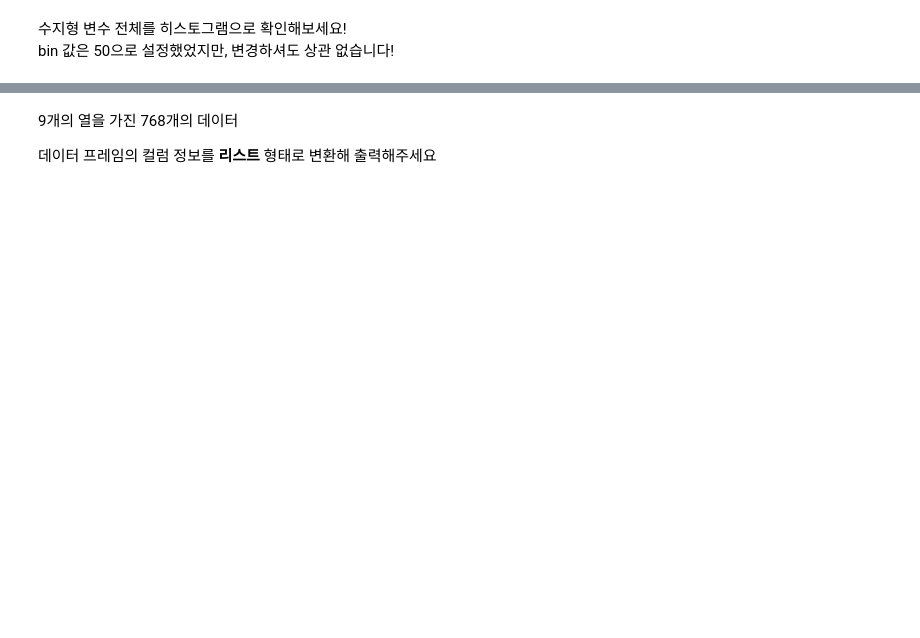
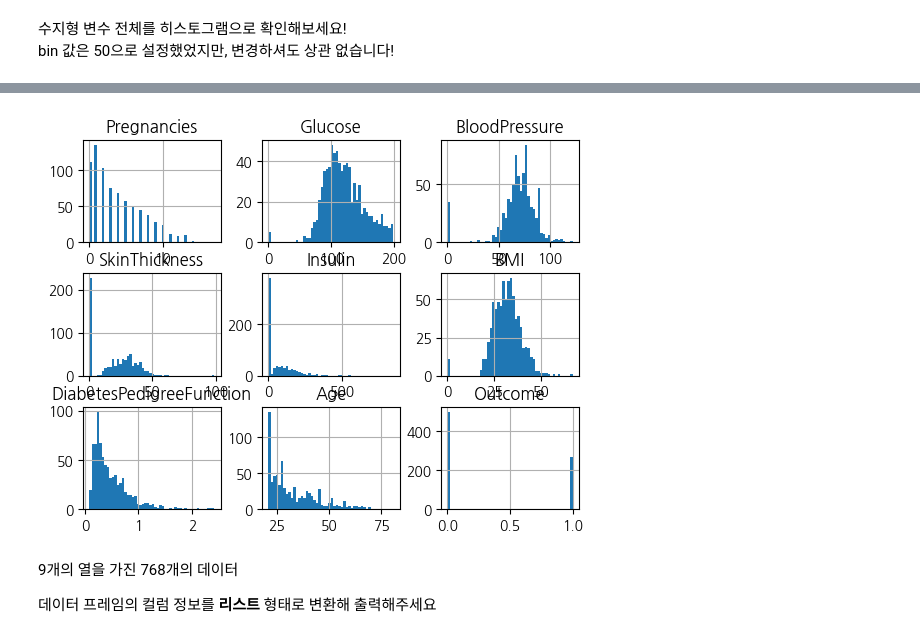
Before and after one commit to nuyhc/Begins_with_a_single_step, a Jupyter notebook: 04_ML/homeowrk/과제 제출 폴더/ML_EDA_CLF_이름.ipynb, the cells around one changed output, grey strips where cells are left out. Saved outputs shown, nothing was run; the diff lists cells and outputs as text; code cells hidden in the pictures; blank space fills up the shorter version.

```diff
--- a/04_ML/homeowrk/과제 제출 폴더/ML_EDA_CLF_이름.ipynb
+++ b/04_ML/homeowrk/과제 제출 폴더/ML_EDA_CLF_이름.ipynb
@@ -64,3 +64,8 @@ bin 값은 50으로 설정했었지만, 변경하셔도 상관 없습니다!
+# %%
+# 글자크기...
+df_pima.hist(bins=50);
+# %% [output]
+[figure, added]
 # %% [markdown]
 9개의 열을 가진 768개의 데이터
 
```
Also changed, not shown: parts of 71 cells of this notebook.
